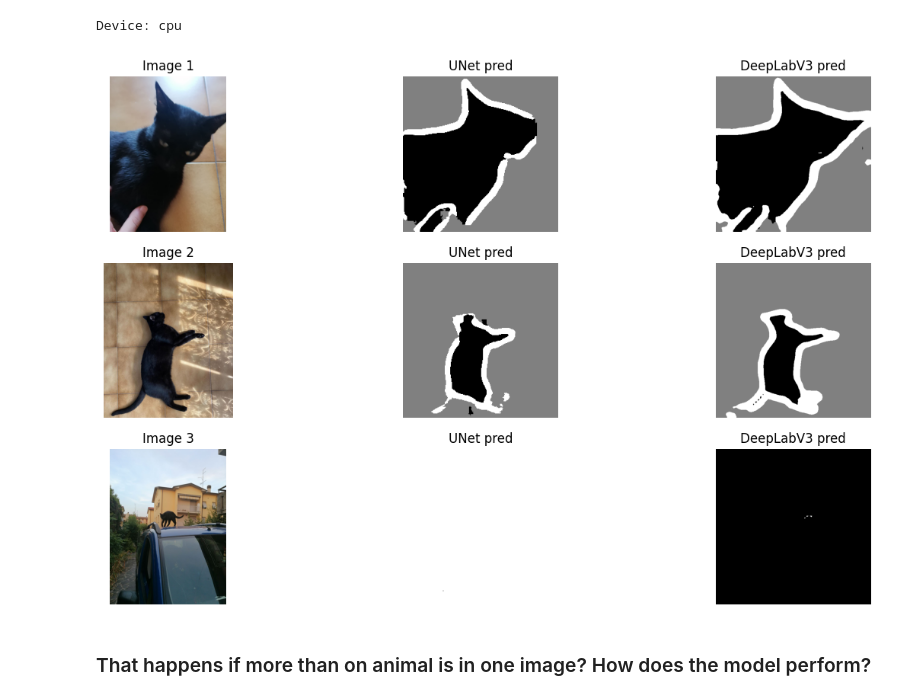
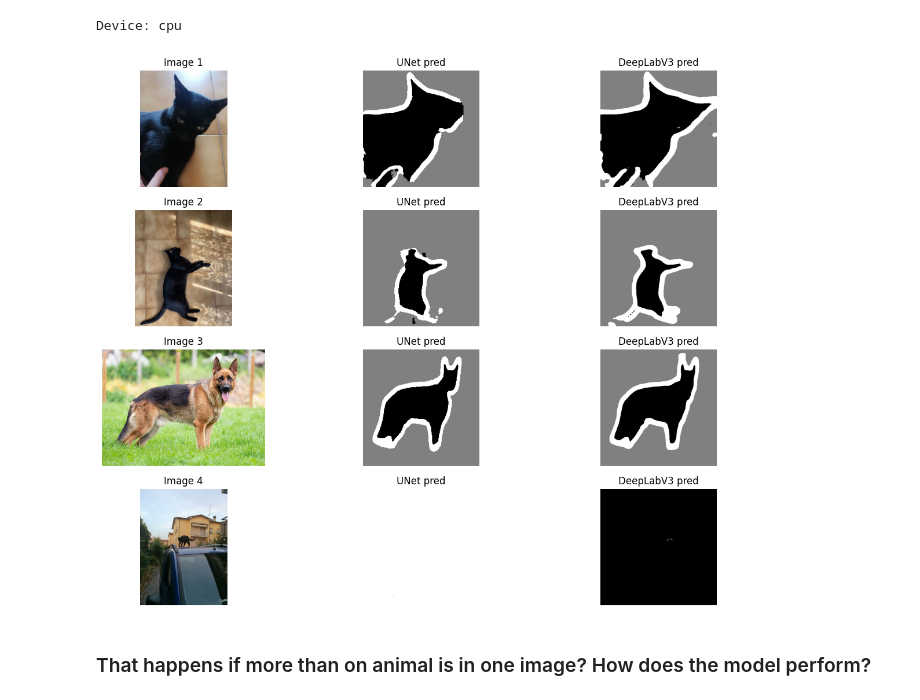
Before and after one commit to Mqtth3w/pixel-level-segmentation-in-pets-unipr, a Jupyter notebook: tasks/experiments.ipynb, the cells around one changed output. Cells and saved outputs as stored; diff of their text form; code cells hidden in the pictures.

```diff
--- a/tasks/experiments.ipynb
+++ b/tasks/experiments.ipynb
@@ -34,10 +34,12 @@ device = torch.device("cuda:0" if torch.cuda.is_available() else "cpu")
 print(f"Device: {device}")
 
 def view_pred(images):
-    unet = UNet().to(device) # unused args
+    unet = UNet().to(device)
     deeplabv3 = DeepLabV3().to(device)
-    unet.load_state_dict(torch.load("../unet/checkpoints/OxfordIIITPet_UNet_wd_1e_4.pth", map_location=device))
-    deeplabv3.load_state_dict(torch.load("../deeplabv3_resnet101/checkpoints/OxfordIIITPet_DeepLabV3ResNet_lr5e_4.pth", map_location=device))
+    unet.load_state_dict(torch.load("../unet/checkpoints/OxfordIIITPet_UNet_wd_1e_4.pth",
+                                    map_location=device))
+    deeplabv3.load_state_dict(torch.load("../deeplabv3_resnet101/checkpoints/OxfordIIITPet_DeepLabV3ResNet_lr5e_4.pth",
+                                         map_location=device))
     unet.eval()
     deeplabv3.eval()
 
@@ -73,10 +75,10 @@ def view_pred(images):
 # %% [output]
 Device: cpu
 # %%
-images1 = ['./wild_pet.jpg', './wild_pet2.jpg', './wild_pet_small.jpg']
+images1 = ['./wild_pet.jpg', './wild_pet2.jpg', './wild_pet3.jpg', './wild_pet_small.jpg']
 view_pred(images1)
 # %% [output]
-[figure, old version]
+[figure, new version]
 # %% [markdown]
 ### That happens if more than on animal is in one image? How does the model perform?
 # %%
```
Also changed, not shown: parts of 1 cell of this notebook, 2 other files.
